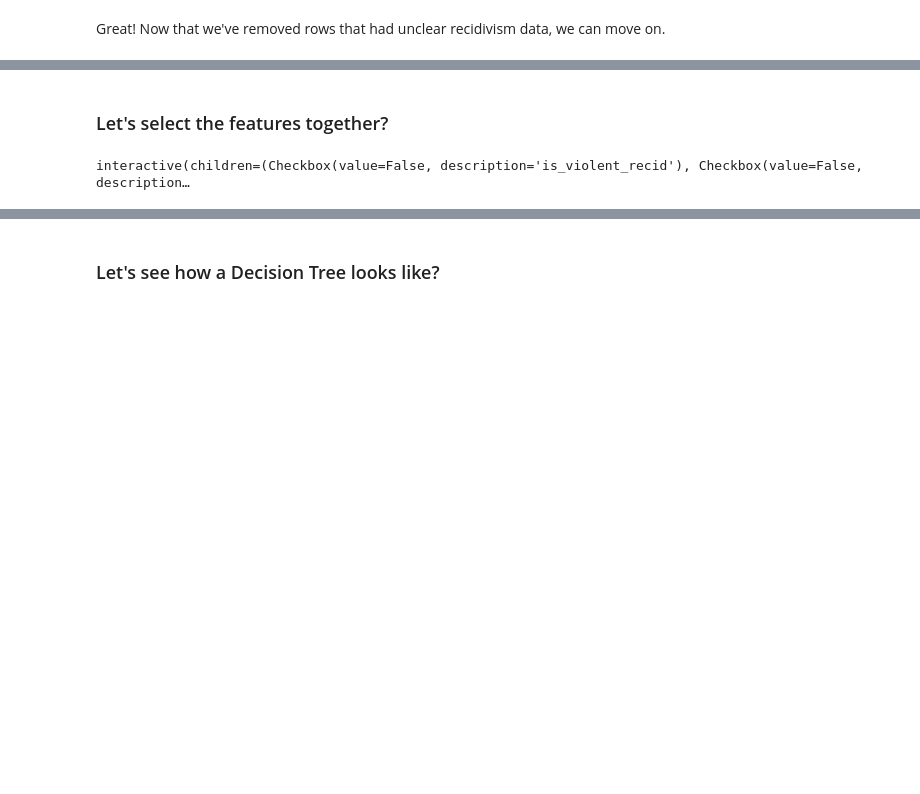
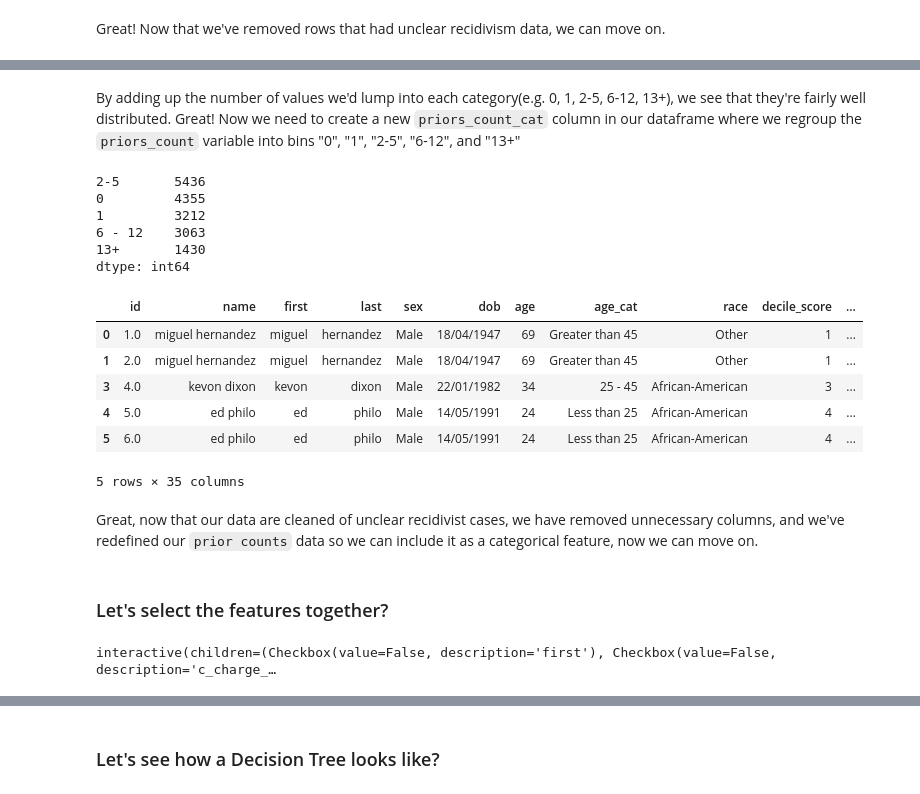
Before and after one commit to vbursztyn/hcml-fairml-curriculum, a Jupyter notebook: Step by step organization.ipynb, the cells around one changed output, grey strips where cells are left out. Drawn from its saved outputs; the diff is of its cells as text; code cells hidden in the pictures; blank space fills up the shorter version.

```diff
--- a/Step by step organization.ipynb
+++ b/Step by step organization.ipynb
@@ -239,3 +305,43 @@ Great! Now that we've removed rows that had unclear recidivism data, we can move
+# %% [markdown]
+By adding up the number of values we'd lump into each category(e.g. 0, 1, 2-5, 6-12, 13+), we see that they're fairly well distributed. Great! Now we need to create a new `priors_count_cat` column in our dataframe where we regroup the `priors_count` variable into bins "0", "1", "2-5", "6-12", and "13+"
+# %%
+def create_priors_cat(row):
+    if row == 0 :
+        return "0"
+    if row == 1 :
+        return "1"
+    if row >= 2 and row < 6:
+        return "2-5"
+    if row >= 6 and row < 13:
+        return "6 - 12"
+    if row >= 13:
+        return "13+"
+# %%
+priors_cat = df_compas_violent_filt.apply(lambda row: create_priors_cat(row["priors_count"]), axis=1)
+# %%
+# check out the distribution of prior counts across our new categories! do they seem balanced to you?
+priors_cat.value_counts()
+# %% [output]
+2-5       5436
+0         4355
+1         3212
+6 - 12    3063
+13+       1430
+dtype: int64
+# %%
+# now that we're happy with the binning, let's add this series as a new column in our dataframe!
+df_compas_violent_filt["priors_count_cat"] = priors_cat
+df_compas_violent_filt.head()
+# %% [output]
+|  | id | name | first | last | sex | dob | age | age_cat | race | decile_score | ... |
+| 0 | 1.0 | miguel hernandez | miguel | hernandez | Male | 18/04/1947 | 69 | Greater than 45 | Other | 1 | ... |
+| 1 | 2.0 | miguel hernandez | miguel | hernandez | Male | 18/04/1947 | 69 | Greater than 45 | Other | 1 | ... |
+| 3 | 4.0 | kevon dixon | kevon | dixon | Male | 22/01/1982 | 34 | 25 - 45 | African-American | 3 | ... |
+| 4 | 5.0 | ed philo | ed | philo | Male | 14/05/1991 | 24 | Less than 25 | African-American | 4 | ... |
+| 5 | 6.0 | ed philo | ed | philo | Male | 14/05/1991 | 24 | Less than 25 | African-American | 4 | ... |
+5 rows × 35 columns
+# %% [markdown]
+Great, now that our data are cleaned of unclear recidivist cases, we have removed unnecessary columns, and we've redefined our `prior counts` data so we can include it as a categorical feature, now we can move on.
 # %% [markdown]
 ### Let's select the features together?
 # %%
@@ -262,7 +368,7 @@ def clean_data(**params):
 inter1=interactive(clean_data, **params)
 display(inter1)
 # %% [output]
-interactive(children=(Checkbox(value=False, description='is_violent_recid'), Checkbox(value=False, description…
+interactive(children=(Checkbox(value=False, description='first'), Checkbox(value=False, description='c_charge_…
 # %%
 df_selected.head()
 # %% [output]
```
Also changed, not shown: parts of 15 cells of this notebook.
